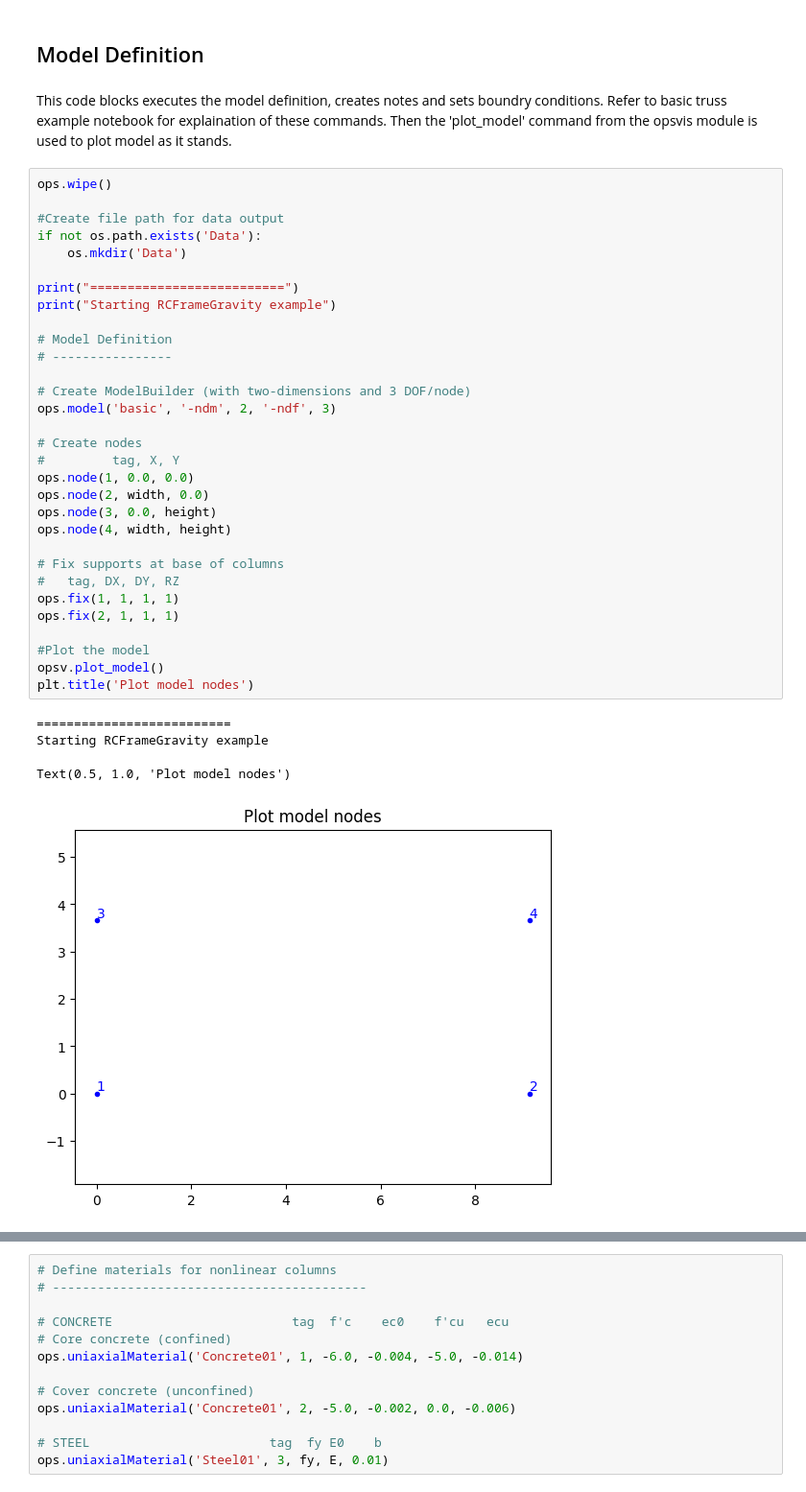
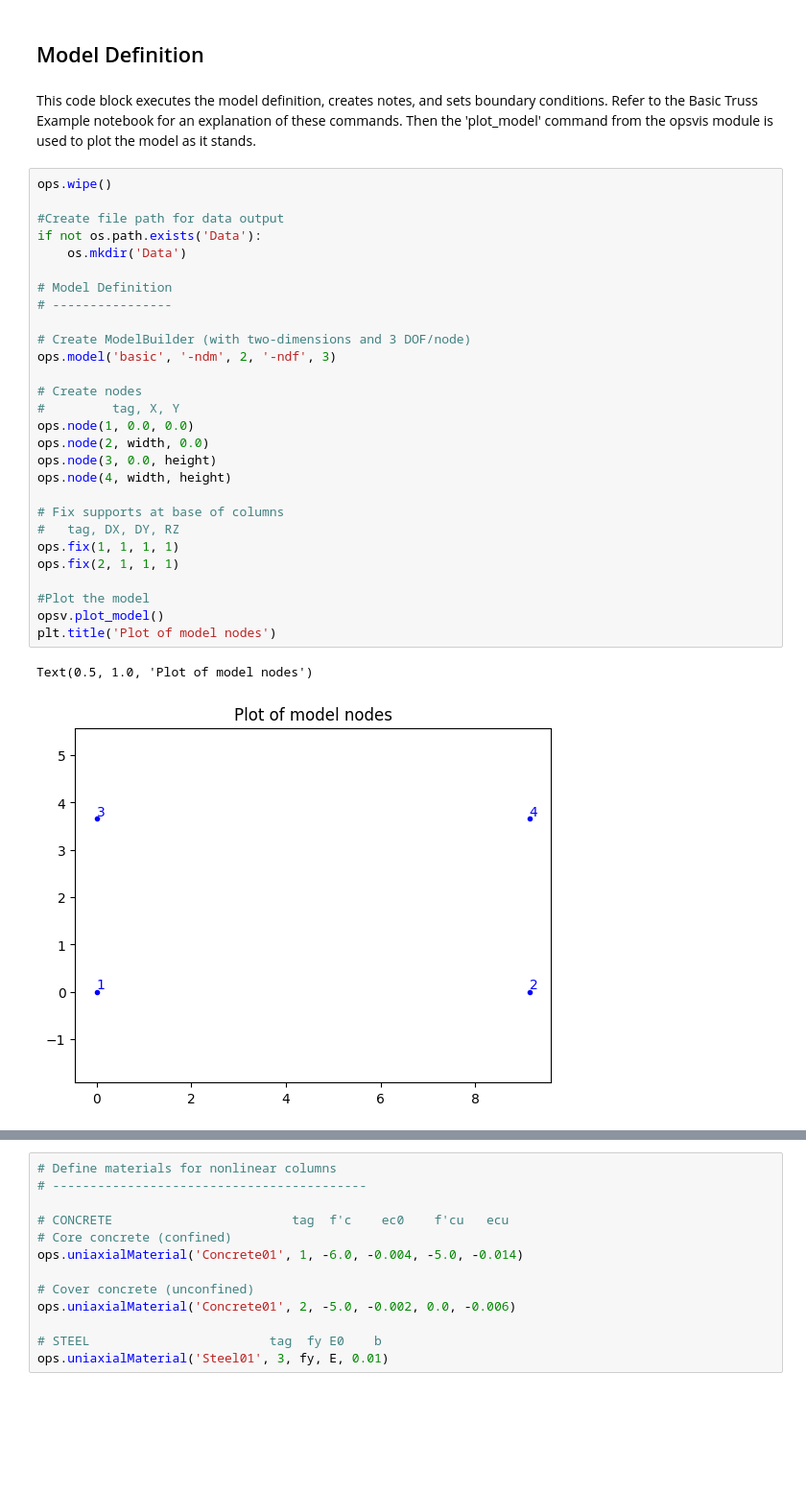
Before and after one commit to JoshKeighley01/CMC02, a Jupyter notebook: Reinforced Concrete Frame Analysis.ipynb, the cells around one changed output, grey strips where cells are left out. Shown: that part at 96% size. Drawn from its saved outputs; the diff is of its cells as text; blank space fills up the shorter version.

```diff
--- a/Reinforced Concrete Frame Analysis.ipynb
+++ b/Reinforced Concrete Frame Analysis.ipynb
@@ -54,41 +54,36 @@ tol = 1e-6
 # %% [markdown]
 ## Model Definition
 # %% [markdown]
-This code blocks executes the model definition, creates notes and sets boundry conditions. Refer to basic truss example notebook for explaination of these commands. Then the 'plot_model' command from the opsvis module is used to plot model as it stands.
+This code block executes the model definition, creates notes, and sets boundary conditions. Refer to the Basic Truss Example notebook for an explanation of these commands. Then the 'plot_model' command from the opsvis module is used to plot the model as it stands.
 # %%
 ops.wipe()
 
 #Create file path for data output
 if not os.path.exists('Data'):
     os.mkdir('Data')
-
-print("==========================")
-print("Starting RCFrameGravity example")
 
 # Model Definition
 # ----------------
 
 # Create ModelBuilder (with two-dimensions and 3 DOF/node)
 ops.model('basic', '-ndm', 2, '-ndf', 3)
 
 # Create nodes
 #         tag, X, Y
 ops.node(1, 0.0, 0.0)
 ops.node(2, width, 0.0)
 ops.node(3, 0.0, height)
 ops.node(4, width, height)
 
 # Fix supports at base of columns
 #   tag, DX, DY, RZ
 ops.fix(1, 1, 1, 1)
 ops.fix(2, 1, 1, 1)
 
 #Plot the model
 opsv.plot_model()
-plt.title('Plot model nodes')
+plt.title('Plot of model nodes')
 # %% [output]
-==========================
-Starting RCFrameGravity example
+Text(0.5, 1.0, 'Plot of model nodes')
-Text(0.5, 1.0, 'Plot model nodes')
-[figure, old version]
+[figure, new version]
 # %% [markdown]
```
Also changed, not shown: parts of 18 cells of this notebook, 2 other files.
